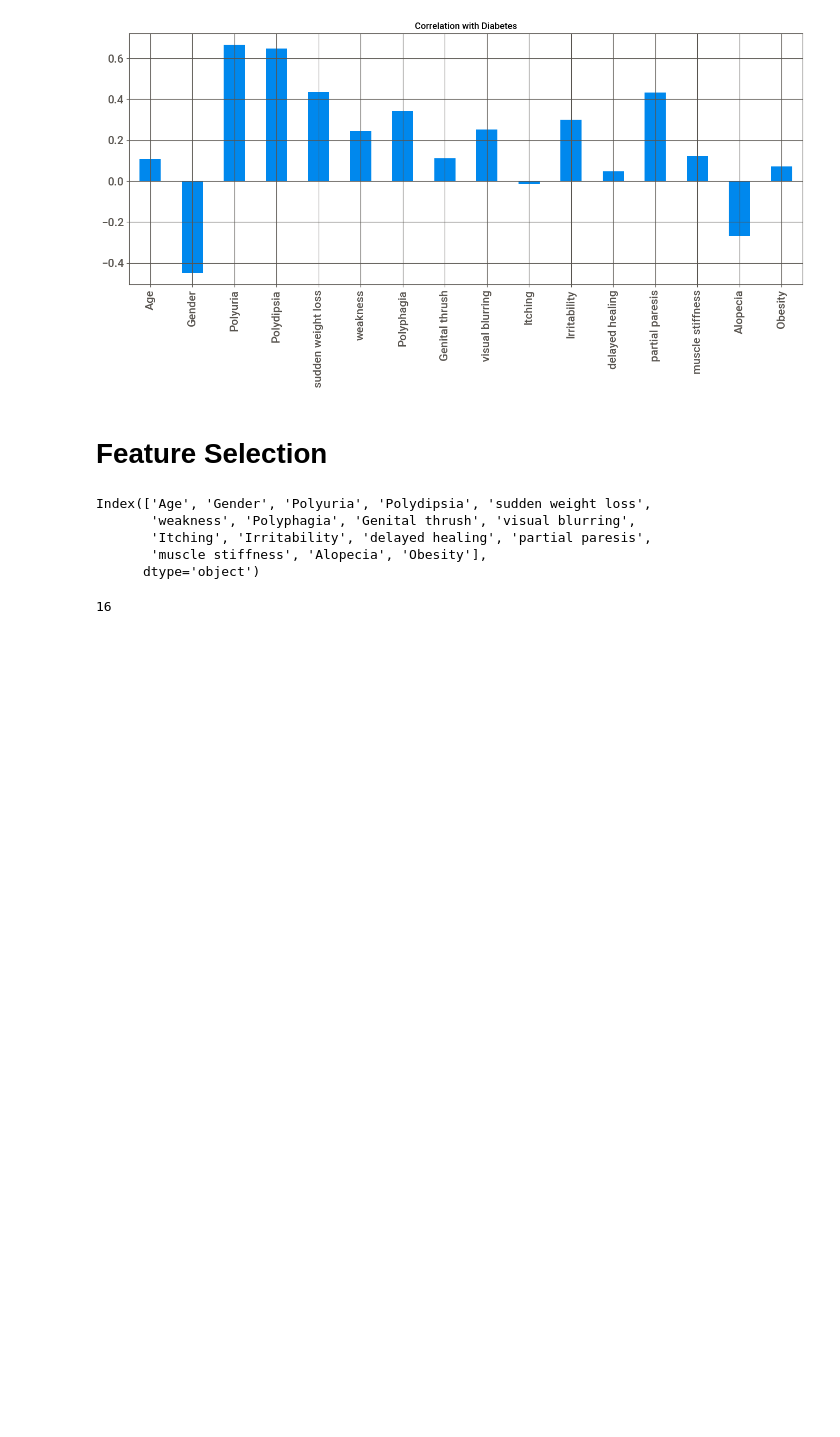
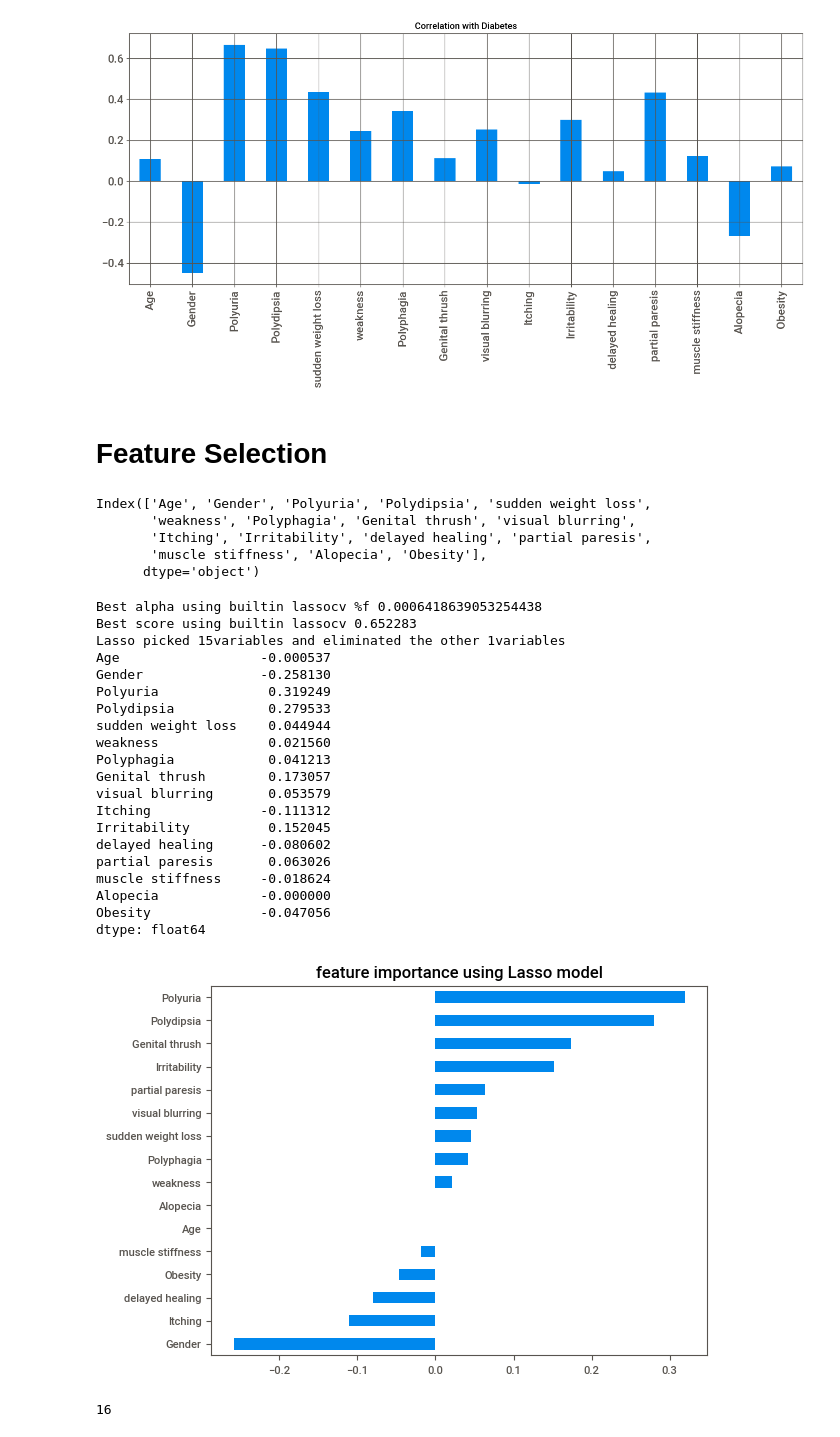
Before and after one commit to Satyamkhadka/diabetes-prediction, a Jupyter notebook: heat-disease-2.ipynb, the cells around one changed output. Saved outputs shown, nothing was run; the diff lists cells and outputs as text; code cells hidden in the pictures; blank space fills up the shorter version.

```diff
--- a/heat-disease-2.ipynb
+++ b/heat-disease-2.ipynb
@@ -500,6 +505,42 @@ Index(['Age', 'Gender', 'Polyuria', 'Polydipsia', 'sudden weight loss',
        'Itching', 'Irritability', 'delayed healing', 'partial paresis',
        'muscle stiffness', 'Alopecia', 'Obesity'],
       dtype='object')
+# %%
+from sklearn.linear_model import LassoCV
+import matplotlib as matplotlib
+reg = LassoCV()
+reg.fit(inp,outp)
+print("Best alpha using builtin lassocv %f" ,reg.alpha_)
+print("Best score using builtin lassocv %f" %reg.score(inp,outp))
+coef = pd.Series(reg.coef_,index=inp.columns)
+print("Lasso picked "+ str(sum(coef!=0))+ "variables and eliminated the other " + str(sum(coef==0)) + "variables" )
+imp_coef = coef.sort_values()
+# matplotlib.rcparams['figure.figsize'] =(8.0,10.0)
+imp_coef.plot(kind="barh")
+plt.title("feature importance using Lasso model")
+print(coef)
+# %% [output]
+Best alpha using builtin lassocv %f 0.0006418639053254438
+Best score using builtin lassocv 0.652283
+Lasso picked 15variables and eliminated the other 1variables
+Age                  -0.000537
+Gender               -0.258130
+Polyuria              0.319249
+Polydipsia            0.279533
+sudden weight loss    0.044944
+weakness              0.021560
+Polyphagia            0.041213
+Genital thrush        0.173057
+visual blurring       0.053579
+Itching              -0.111312
+Irritability          0.152045
+delayed healing      -0.080602
+partial paresis       0.063026
+muscle stiffness     -0.018624
+Alopecia             -0.000000
+Obesity              -0.047056
+dtype: float64
+[figure, added]
 # %%
 inp.shape[1]
 # %% [output]
```
Also changed, not shown: parts of 12 cells of this notebook, 13 other files.
